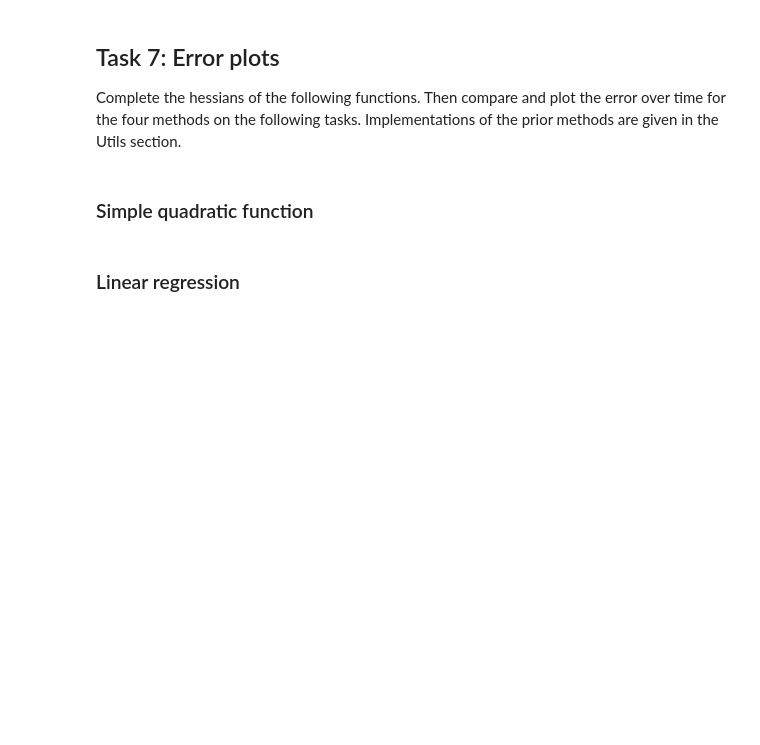
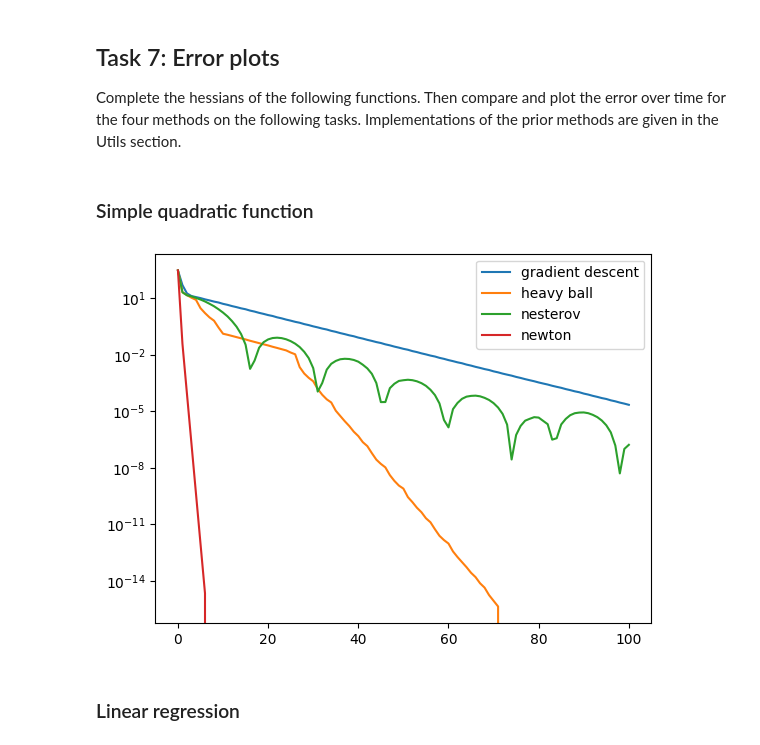
Before and after one commit to CallMeL/OML-hw, a Jupyter notebook: newtons_method.ipynb, the cells around one changed output. Saved outputs shown, nothing was run; the diff lists cells and outputs as text; code cells hidden in the pictures; blank space fills up the shorter version.

```diff
--- a/newtons_method.ipynb
+++ b/newtons_method.ipynb
@@ -176,9 +240,28 @@ Implement Newton's method using the above provided backtracking line search.
 * `h` is the hessian of `f`.
 
 Function `newtons_method_path` should return a list of vectors on the path to the minimum.
-# %%
-def newtons_method_path(x0, f, g, h, max_iter=100):
-    return ...
+# %%
+def newtons_method_path(x0, f, g, h, epsilon=1e-1, max_iter=100):
+    xs = [x0]
+
+    def newtons_step():
+        h_reg = h(x0) + epsilon * np.eye(len(x0))
+        # solving linear system
+        h_linear = np.linalg.solve(h_reg, g(x0))
+        return -h_linear
+
+    for _ in range(max_iter):
+        # Compute the Newton step and decrement
+        step = newtons_step()
+
+        # Backtracking line search
+        step_size = backtracking_line_search(x0, step, f, g)
+        step *= step_size
+
+        x0 = x0 + step
+        xs.append(x0)
+
+    return xs
 # %%
 # run this to get plots
 run_examples_newtons_method()
@@ -188,20 +275,36 @@ run_examples_newtons_method()
 Complete the hessians of the following functions.
 Then compare and plot the error over time for the four methods on the following tasks.
 Implementations of the prior methods are given in the Utils section.
+# %%
+def show_errors(x_star, x0, f, g, h):
+    ball = heavy_ball_path(x0, f, g)
+    nest = nag_path(x0, f, g)
+    gd = gradient_descent_path(x0, f, g)
+    newt = newtons_method_path(x0, f, g, h, max_iter=20)
+    plt.semilogy(np.arange(len(gd)), [ f(x) for x in gd ] - f(x_star), label='gradient descent')
+    plt.semilogy(np.arange(len(ball)), [ f(x) for x in ball ] - f(x_star), label='heavy ball')
+    plt.semilogy(np.arange(len(nest)), [ f(x) for x in nest ] - f(x_star), label='nesterov')
+    plt.semilogy(np.arange(len(newt)), [ f(x) for x in newt ] - f(x_star), label='newton')
+    plt.legend()
+    plt.show()
 # %% [markdown]
 ### Simple quadratic function
 # %%
 def f(x):
     return x[0]**2 + 30 * x[1]**2 + 4 * x[0]
 def g(x):
     return np.array([2 * x[0] + 4, 60 * x[1]])
 def h(x):
-    return ...
+    return np.array([[2, 0], [0, 60]])
+
 
 x0 = np.array([2.,3.])
 
 x_star = np.array([-2.,0.])
-...
+
+show_errors(x_star, x0, f, g, h)
+# %% [output]
+[figure, added]
 # %% [markdown]
 ### Linear regression
 # %%
```
Also changed, not shown: parts of 7 cells of this notebook.
